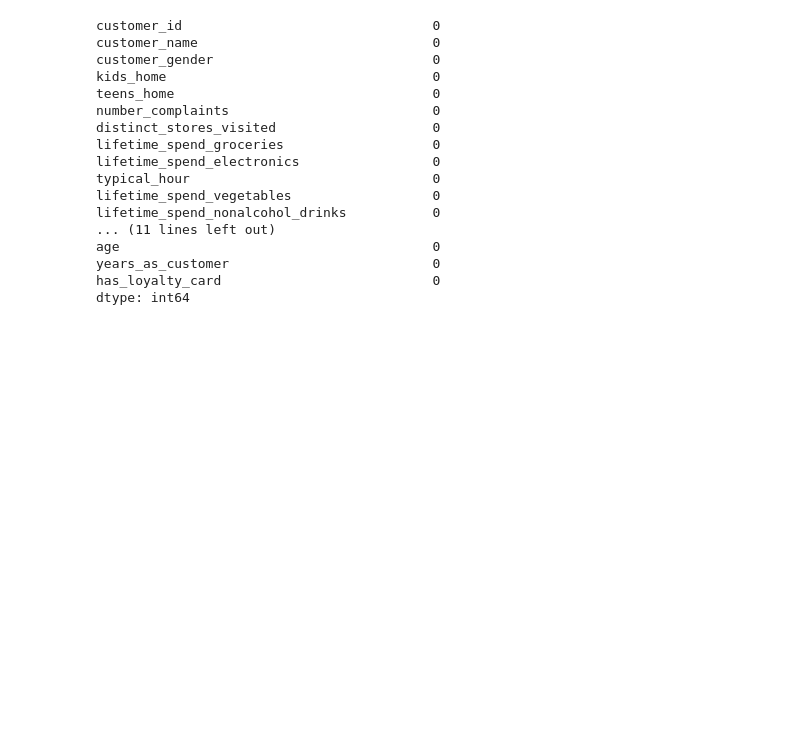
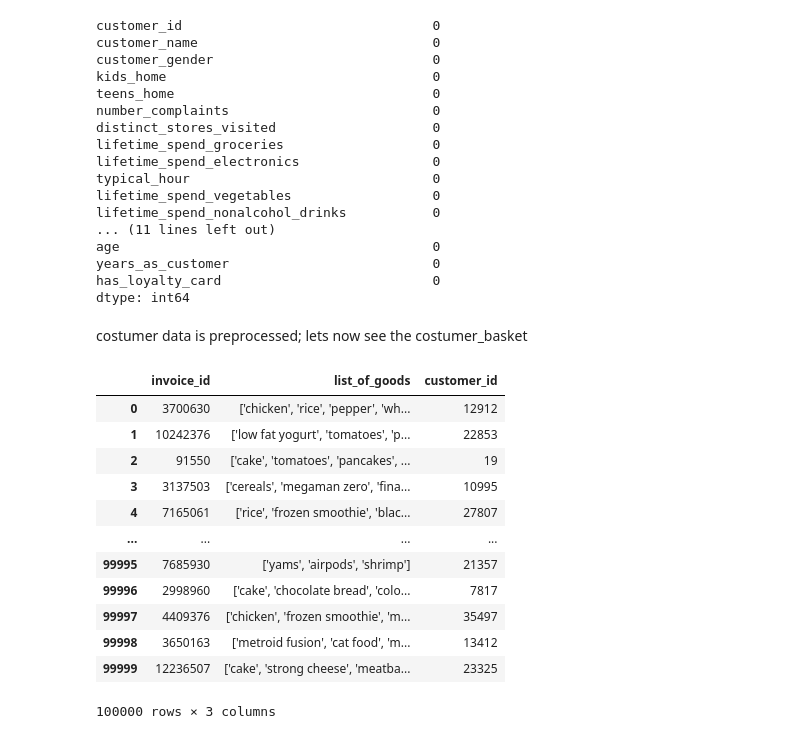
Before and after one commit to margaridaspereira/costumer-assignment, a Jupyter notebook: eda.ipynb, the cells around one changed output. Saved outputs shown, nothing was run; the diff lists cells and outputs as text; code cells hidden in the pictures; blank space fills up the shorter version.

```diff
--- a/eda.ipynb
+++ b/eda.ipynb
@@ -238,0 +240,20 @@ costumer_preprocessed = pd.DataFrame(scaled_data, columns=final_df.columns)
+# %% [markdown]
+costumer data is preprocessed;
+lets now see the costumer_basket
+# %%
+costumer_basket = pd.read_csv("customer_basket.csv")
+costumer_basket
+# %% [output]
+|  | invoice_id | list_of_goods | customer_id |
+| 0 | 3700630 | ['chicken', 'rice', 'pepper', 'wh... | 12912 |
+| 1 | 10242376 | ['low fat yogurt', 'tomatoes', 'p... | 22853 |
+| 2 | 91550 | ['cake', 'tomatoes', 'pancakes', ... | 19 |
+| 3 | 3137503 | ['cereals', 'megaman zero', 'fina... | 10995 |
+| 4 | 7165061 | ['rice', 'frozen smoothie', 'blac... | 27807 |
+| ... | ... | ... | ... |
+| 99995 | 7685930 | ['yams', 'airpods', 'shrimp'] | 21357 |
+| 99996 | 2998960 | ['cake', 'chocolate bread', 'colo... | 7817 |
+| 99997 | 4409376 | ['chicken', 'frozen smoothie', 'm... | 35497 |
+| 99998 | 3650163 | ['metroid fusion', 'cat food', 'm... | 13412 |
+| 99999 | 12236507 | ['cake', 'strong cheese', 'meatba... | 23325 |
+100000 rows × 3 columns
```
Also changed, not shown: parts of 4 cells of this notebook, 4 other files.
